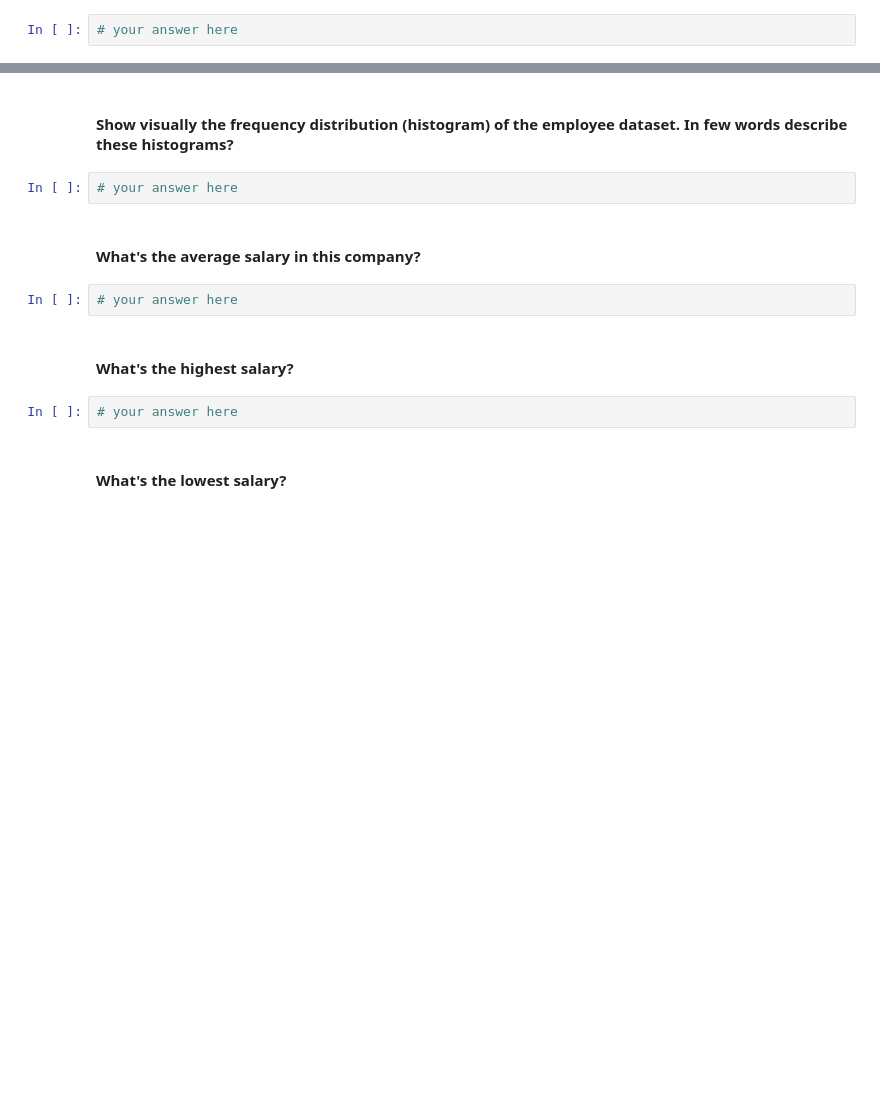
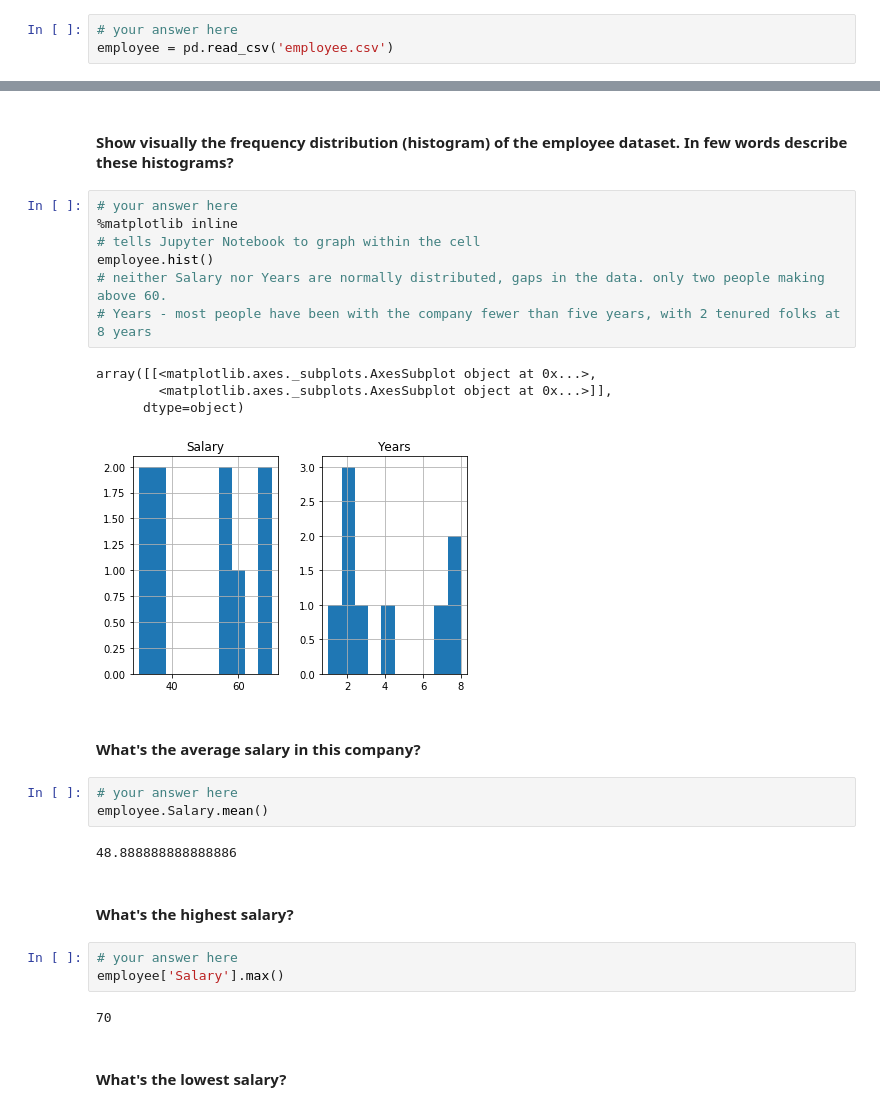
Before and after one commit to ironhack-labs/data-labs, a Jupyter notebook: module-2/lab-subsetting-and-descriptive-stats/your-code/main.ipynb, the cells around one changed output, grey strips where cells are left out. Saved outputs shown, nothing was run; the diff lists cells and outputs as text; blank space fills up the shorter version.

```diff
--- a/module-2/lab-subsetting-and-descriptive-stats/your-code/main.ipynb
+++ b/module-2/lab-subsetting-and-descriptive-stats/your-code/main.ipynb
@@ -57,5 +156,6 @@
 #### Load the `employee.csv` file into a DataFrame. Call the dataframe `employee`
 # %%
 # your answer here
+employee = pd.read_csv('employee.csv')
 # %% [markdown]
 #### Explore the data types of the Temp dataframe. Comment your results
@@ -64,15 +197,31 @@
 # %% [markdown]
 #### Show visually the frequency distribution (histogram) of the employee dataset. In few words describe these histograms?
-# %%
-# your answer here
+# %%
+# your answer here
+%matplotlib inline
+# tells Jupyter Notebook to graph within the cell
+employee.hist()
+# neither Salary nor Years are normally distributed, gaps in the data. only two people making above 60.
+# Years - most people have been with the company fewer than five years, with 2 tenured folks at 8 years
+# %% [output]
+array([[<matplotlib.axes._subplots.AxesSubplot object at 0x...>,
+        <matplotlib.axes._subplots.AxesSubplot object at 0x...>]],
+      dtype=object)
+[figure, added]
 # %% [markdown]
 #### What's the average salary in this company?
 # %%
 # your answer here
+employee.Salary.mean()
+# %% [output]
+48.888888888888886
 # %% [markdown]
 #### What's the highest salary?
 # %%
 # your answer here
+employee['Salary'].max()
+# %% [output]
+70
 # %% [markdown]
 #### What's the lowest salary?
 # %%
```
Also changed, not shown: parts of 73 cells of this notebook.
